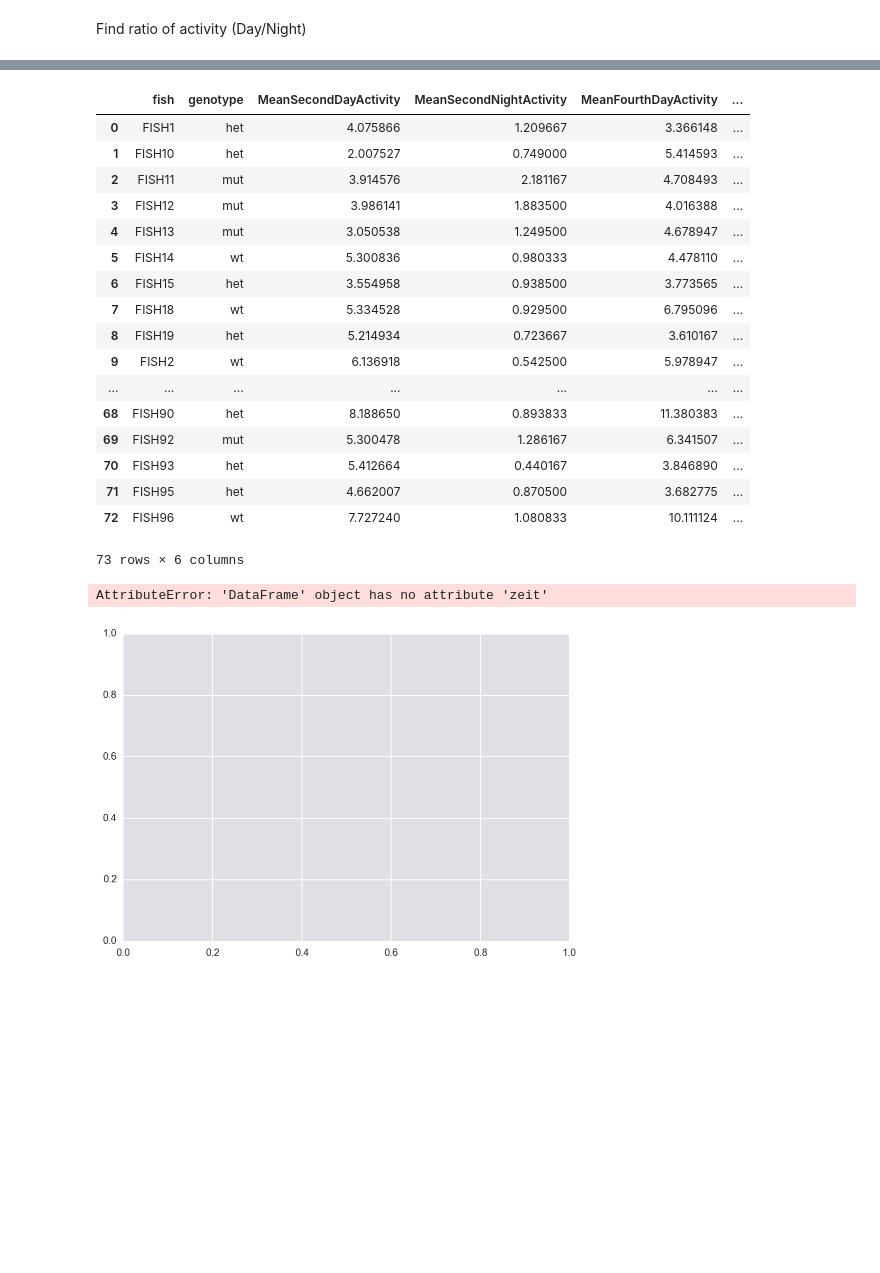
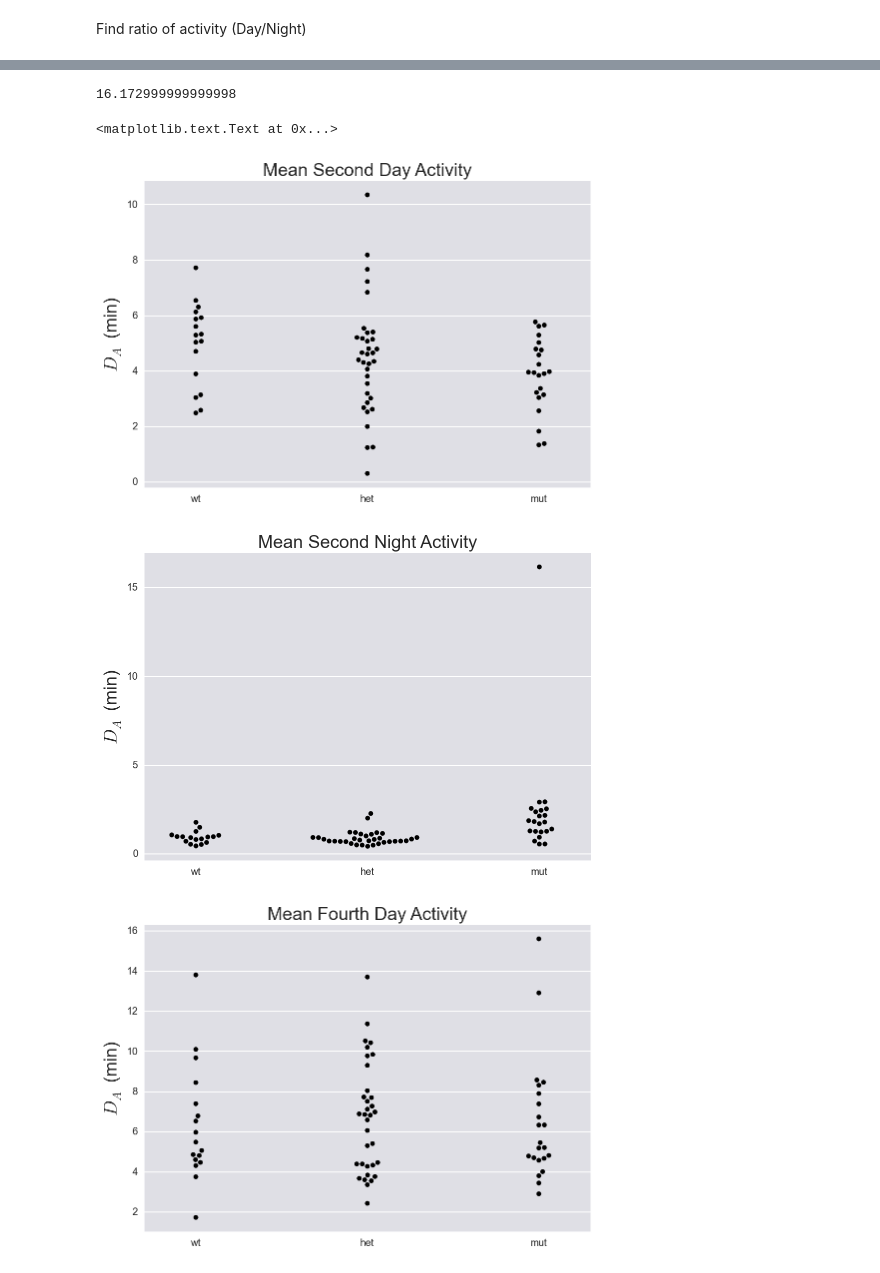
Before and after one commit to shashank-gandhi/DataAnalysisHomeworkRepository, a Jupyter notebook: Homework2/ShashankJupyterNotebook.ipynb, the cells around one changed output, grey strips where cells are left out. Cells and saved outputs as stored; diff of their text form; code cells hidden in the pictures; blank space fills up the shorter version.

Commit message:
probability distribution curves added

```diff
--- a/Homework2/ShashankJupyterNotebook.ipynb
+++ b/Homework2/ShashankJupyterNotebook.ipynb
@@ -128,32 +114,45 @@ SecondDayActivity
-# %%
-CombinedSleepData
-# %% [output]
-|  | fish | genotype | MeanSecondDayActivity | MeanSecondNightActivity | MeanFourthDayActivity | ... |
-| 0 | FISH1 | het | 4.075866 | 1.209667 | 3.366148 | ... |
-| 1 | FISH10 | het | 2.007527 | 0.749000 | 5.414593 | ... |
-| 2 | FISH11 | mut | 3.914576 | 2.181167 | 4.708493 | ... |
-| 3 | FISH12 | mut | 3.986141 | 1.883500 | 4.016388 | ... |
-| 4 | FISH13 | mut | 3.050538 | 1.249500 | 4.678947 | ... |
-| 5 | FISH14 | wt | 5.300836 | 0.980333 | 4.478110 | ... |
-| 6 | FISH15 | het | 3.554958 | 0.938500 | 3.773565 | ... |
-| 7 | FISH18 | wt | 5.334528 | 0.929500 | 6.795096 | ... |
-| 8 | FISH19 | het | 5.214934 | 0.723667 | 3.610167 | ... |
-| 9 | FISH2 | wt | 6.136918 | 0.542500 | 5.978947 | ... |
-| ... | ... | ... | ... | ... | ... | ... |
-| 68 | FISH90 | het | 8.188650 | 0.893833 | 11.380383 | ... |
-| 69 | FISH92 | mut | 5.300478 | 1.286167 | 6.341507 | ... |
-| 70 | FISH93 | het | 5.412664 | 0.440167 | 3.846890 | ... |
-| 71 | FISH95 | het | 4.662007 | 0.870500 | 3.682775 | ... |
-| 72 | FISH96 | wt | 7.727240 | 1.080833 | 10.111124 | ... |
-73 rows × 6 columns
-# %%
-Genotypes = [ "wt","het","mut" ]
-with sns.color_palette("Paired"):
-    fig, ax = plt.subplots()
-    for gtype in Genotypes:
-        ax = pretty_activity_plot(ax, "genotype", gtype, "MeanSecondDayActivity",
-                                 CombinedSleepData, lw=1)
-        plt.legend(("wt","het","mut"), loc = "upper left")
-# %% [output]
-AttributeError: 'DataFrame' object has no attribute 'zeit'
-[figure, removed]
+# %%
+ListOfActsSecondDay = [ CombinedSleepData.MeanSecondDayActivity[CombinedSleepData.genotype=="wt"],
+             CombinedSleepData.MeanSecondDayActivity[CombinedSleepData.genotype=="het"],
+            CombinedSleepData.MeanSecondDayActivity[CombinedSleepData.genotype=="mut"] ]
+
+ListOfActsSecondNight = [ CombinedSleepData.MeanSecondNightActivity[CombinedSleepData.genotype=="wt"],
+             CombinedSleepData.MeanSecondNightActivity[CombinedSleepData.genotype=="het"],
+            CombinedSleepData.MeanSecondNightActivity[CombinedSleepData.genotype=="mut"] ]
+
+ListOfActsFourthDay = [ CombinedSleepData.MeanFourthDayActivity[CombinedSleepData.genotype=="wt"],
+             CombinedSleepData.MeanFourthDayActivity[CombinedSleepData.genotype=="het"],
+            CombinedSleepData.MeanFourthDayActivity[CombinedSleepData.genotype=="mut"] ]
+
+ListOfActsFourthNight = [ CombinedSleepData.MeanFourthNightActivity[CombinedSleepData.genotype=="wt"],
+             CombinedSleepData.MeanFourthNightActivity[CombinedSleepData.genotype=="het"],
+            CombinedSleepData.MeanFourthNightActivity[CombinedSleepData.genotype=="mut"] ]
+# %%
+max(ListOfActsSecondNight[2])
+# %% [output]
+16.172999999999998
+# %%
+_=bs.beeswarm(ListOfActsSecondDay,labels = ["wt","het","mut"])
+plt.ylabel("$D_A$ (min)")
+plt.grid(axis="x")
+plt.title("Mean Second Day Activity")
+
+_=bs.beeswarm(ListOfActsSecondNight,labels = ["wt","het","mut"])
+plt.ylabel("$D_A$ (min)")
+plt.grid(axis="x")
+plt.title("Mean Second Night Activity")
+
+_=bs.beeswarm(ListOfActsFourthDay,labels = ["wt","het","mut"])
+plt.ylabel("$D_A$ (min)")
+plt.grid(axis="x")
+plt.title("Mean Fourth Day Activity")
+
+_=bs.beeswarm(ListOfActsFourthNight,labels = ["wt","het","mut"])
+plt.grid(axis="x")
+plt.title("Mean Fourth Night Activity")
+plt.ylabel("$D_A$ (min)")
+# %% [output]
+<matplotlib.text.Text at 0x...>
+[figure, added]
+[figure, added]
+[figure, added]
```
Also changed, not shown: parts of 26 cells of this notebook.
